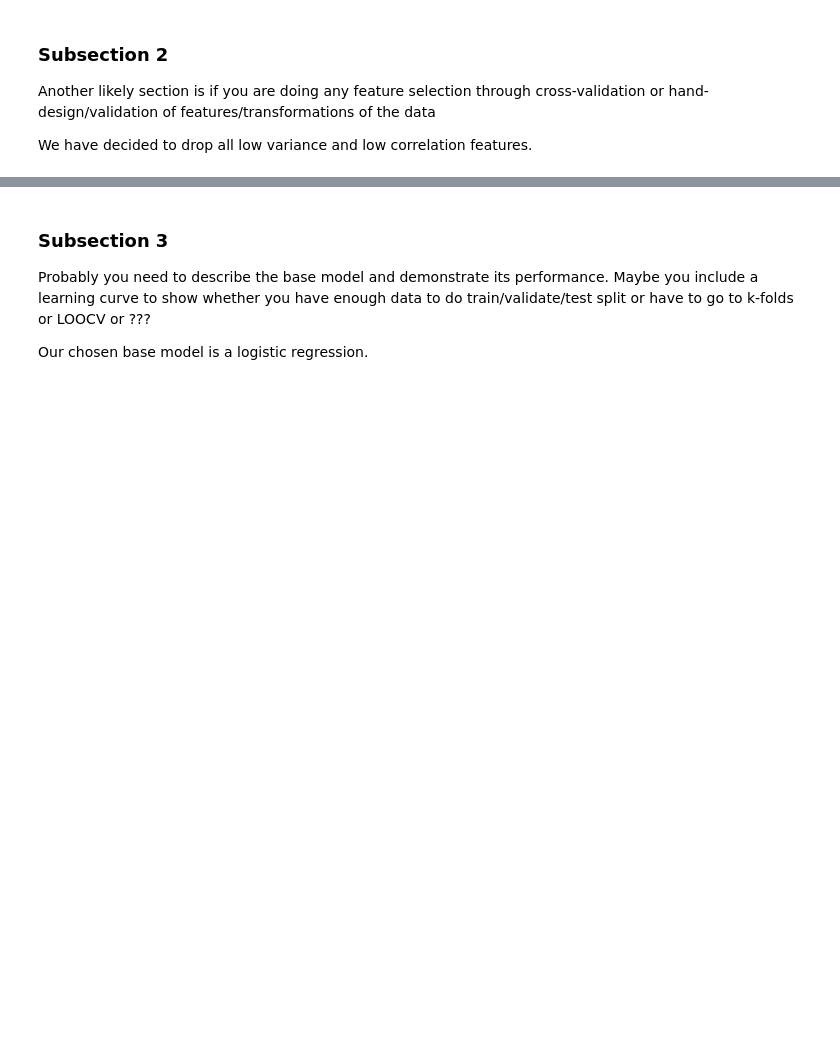
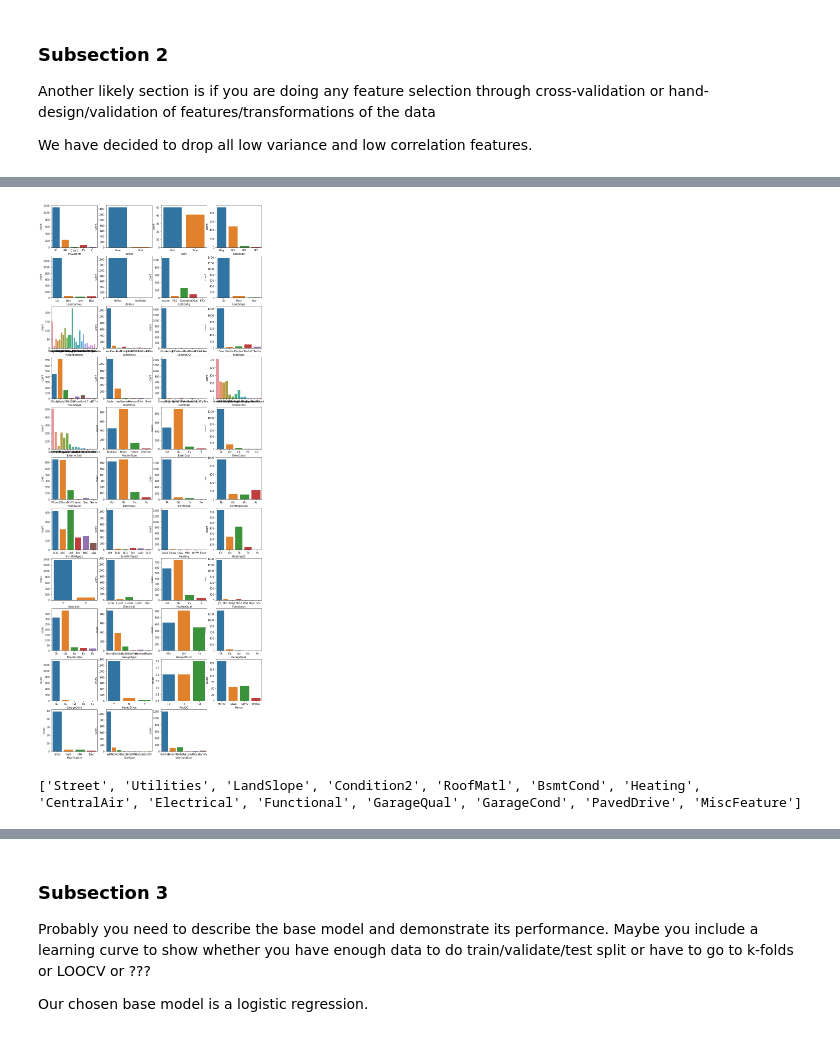
Before and after one commit to COGS118A/Group047-Sp22, a Jupyter notebook: FinalProject_group047.ipynb, the cells around one changed output, grey strips where cells are left out. Saved outputs shown, nothing was run; the diff lists cells and outputs as text; code cells hidden in the pictures; blank space fills up the shorter version.

```diff
--- a/FinalProject_group047.ipynb
+++ b/FinalProject_group047.ipynb
@@ -78,0 +216,19 @@ We have decided to drop all low variance and low correlation features.
+# %%
+plt.figure(figsize=(15, 40))
+
+for i, col in enumerate(df_cat.columns):
+    plt.subplot(11, 4, i+1)
+    sns.countplot(x=df_cat[col], data=df_cat)
+# %% [output]
+[figure, added]
+# %%
+# drop features where 90% of values lie in one category
+low_var_cat = []
+
+for col in df_cat.columns:
+    if df_cat[col].value_counts().max() / df_cat[col].count() > 0.9:
+        low_var_cat.append(col)
+print(low_var_cat)
+df_cat = df_cat.drop(low_var_cat, axis=1)
+# %% [output]
+['Street', 'Utilities', 'LandSlope', 'Condition2', 'RoofMatl', 'BsmtCond', 'Heating', 'CentralAir', 'Electrical', 'Functional', 'GarageQual', 'GarageCond', 'PavedDrive', 'MiscFeature']
```
Also changed, not shown: parts of 21 cells of this notebook.
